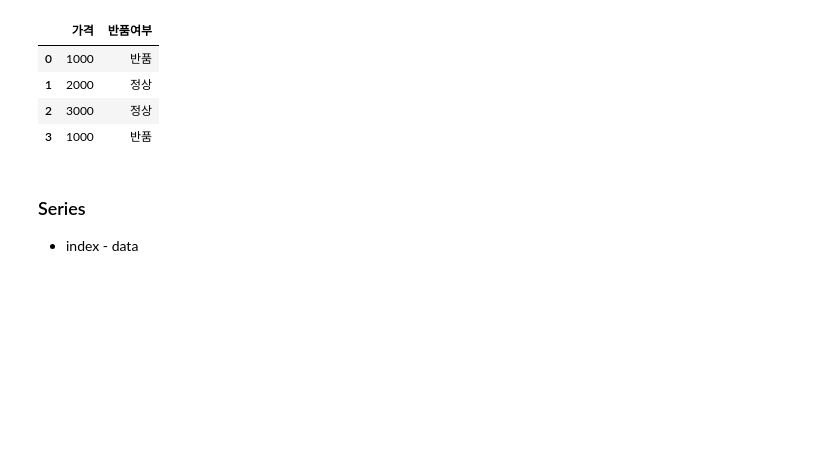
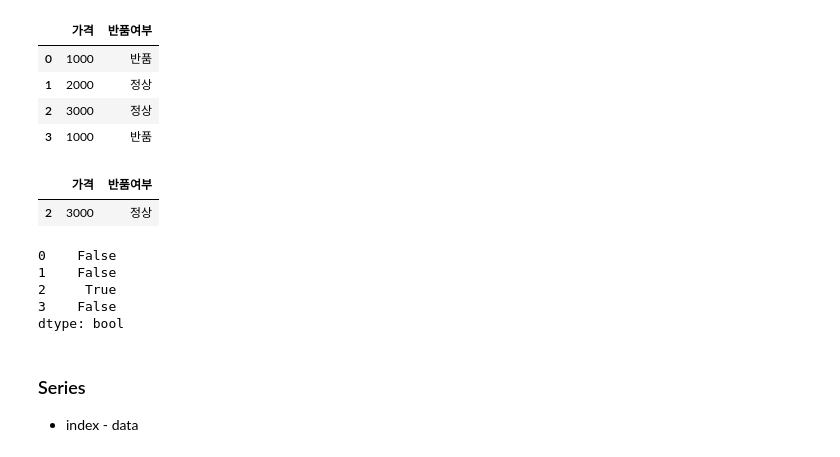
Before and after one commit to estskyway/study_data_analytics, a Jupyter notebook: codes/pandass/begginners.ipynb, the cells around one changed output. Cells and saved outputs as stored; diff of their text form; code cells hidden in the pictures; blank space fills up the shorter version.

```diff
--- a/codes/pandass/begginners.ipynb
+++ b/codes/pandass/begginners.ipynb
@@ -73,6 +73,24 @@ df_saledays_dropcol
 | 1 | 2000 | 정상 |
 | 2 | 3000 | 정상 |
 | 3 | 1000 | 반품 |
+# %%
+## 필터 : and - &, or - |
+# condition = (df_saledays_dropcol['반품여부'] == '정상')
+condition = (df_saledays_dropcol['가격'] >= 2500)
+df_saledays_dropcol.loc[condition]
+# %% [output]
+|  | 가격 | 반품여부 |
+| 2 | 3000 | 정상 |
+# %%
+# 특정 범위 선택
+# (df_saledays_dropcol['가격'] >= 2500) | (df_saledays_dropcol['가격'] <= 1000)
+(df_saledays_dropcol['반품여부'] == '정상') & (df_saledays_dropcol['가격'] >= 2500)
+# %% [output]
+0    False
+1    False
+2     True
+3    False
+dtype: bool
 # %% [markdown]
 ### Series
 - index - data
```
Also changed, not shown: 1 other file.
